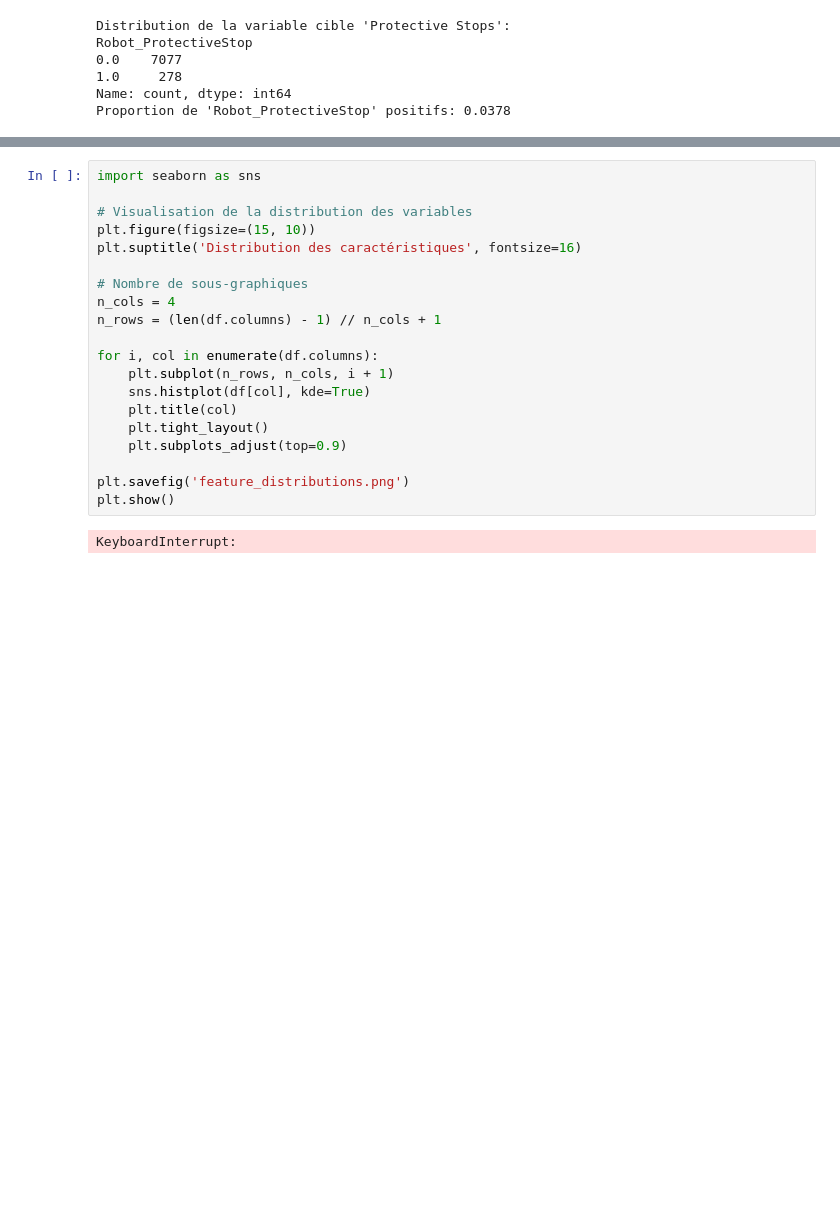
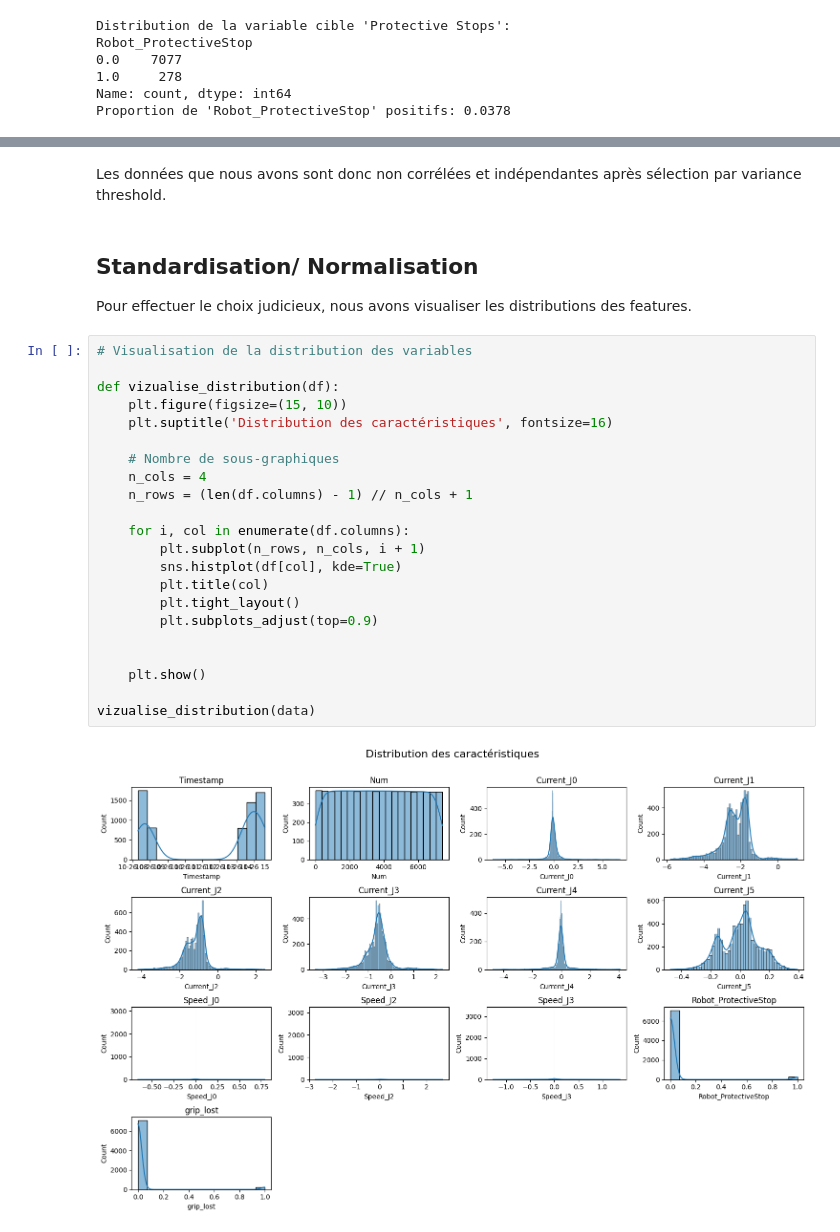
Before and after one commit to jawu28/Projet-IA, a Jupyter notebook: notebook.ipynb, the cells around one changed output, grey strips where cells are left out. Drawn from its saved outputs; the diff is of its cells as text; blank space fills up the shorter version.

```diff
--- a/notebook.ipynb
+++ b/notebook.ipynb
@@ -257,22 +331,29 @@ tensorflow 2.19.0 requires numpy<2.2.0,>=1.26.0, but you have numpy 2.2.4 which
+# %% [markdown]
+Les données que nous avons sont donc non corrélées et indépendantes après sélection par variance threshold.
+# %% [markdown]
+## Standardisation/ Normalisation
+Pour effectuer le choix judicieux, nous avons visualiser les distributions des features.
 # %%
-import seaborn as sns
+# Visualisation de la distribution des variables
 
-# Visualisation de la distribution des variables
-plt.figure(figsize=(15, 10))
-plt.suptitle('Distribution des caractéristiques', fontsize=16)
+def vizualise_distribution(df):
+    plt.figure(figsize=(15, 10))
+    plt.suptitle('Distribution des caractéristiques', fontsize=16)
 
-# Nombre de sous-graphiques
-n_cols = 4
-n_rows = (len(df.columns) - 1) // n_cols + 1
+    # Nombre de sous-graphiques
+    n_cols = 4
+    n_rows = (len(df.columns) - 1) // n_cols + 1
 
-for i, col in enumerate(df.columns):
-    plt.subplot(n_rows, n_cols, i + 1)
-    sns.histplot(df[col], kde=True)
-    plt.title(col)
-    plt.tight_layout()
-    plt.subplots_adjust(top=0.9)
+    for i, col in enumerate(df.columns):
+        plt.subplot(n_rows, n_cols, i + 1)
+        sns.histplot(df[col], kde=True)
+        plt.title(col)
+        plt.tight_layout()
+        plt.subplots_adjust(top=0.9)
 
-plt.savefig('feature_distributions.png')
-plt.show()
+
+    plt.show()
+
+vizualise_distribution(data)
 # %% [output]
-KeyboardInterrupt:
+[figure, added]
```
Also changed, not shown: parts of 36 cells of this notebook, 2 other files.
